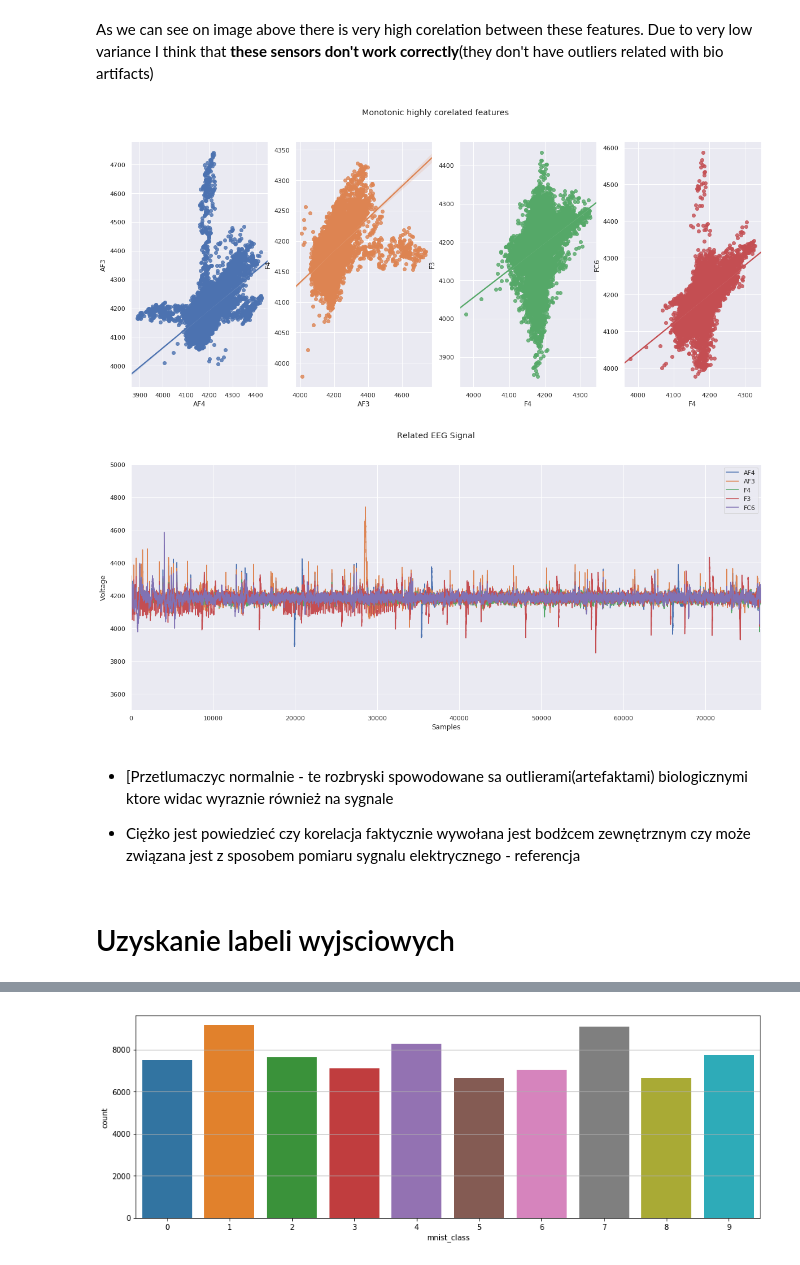
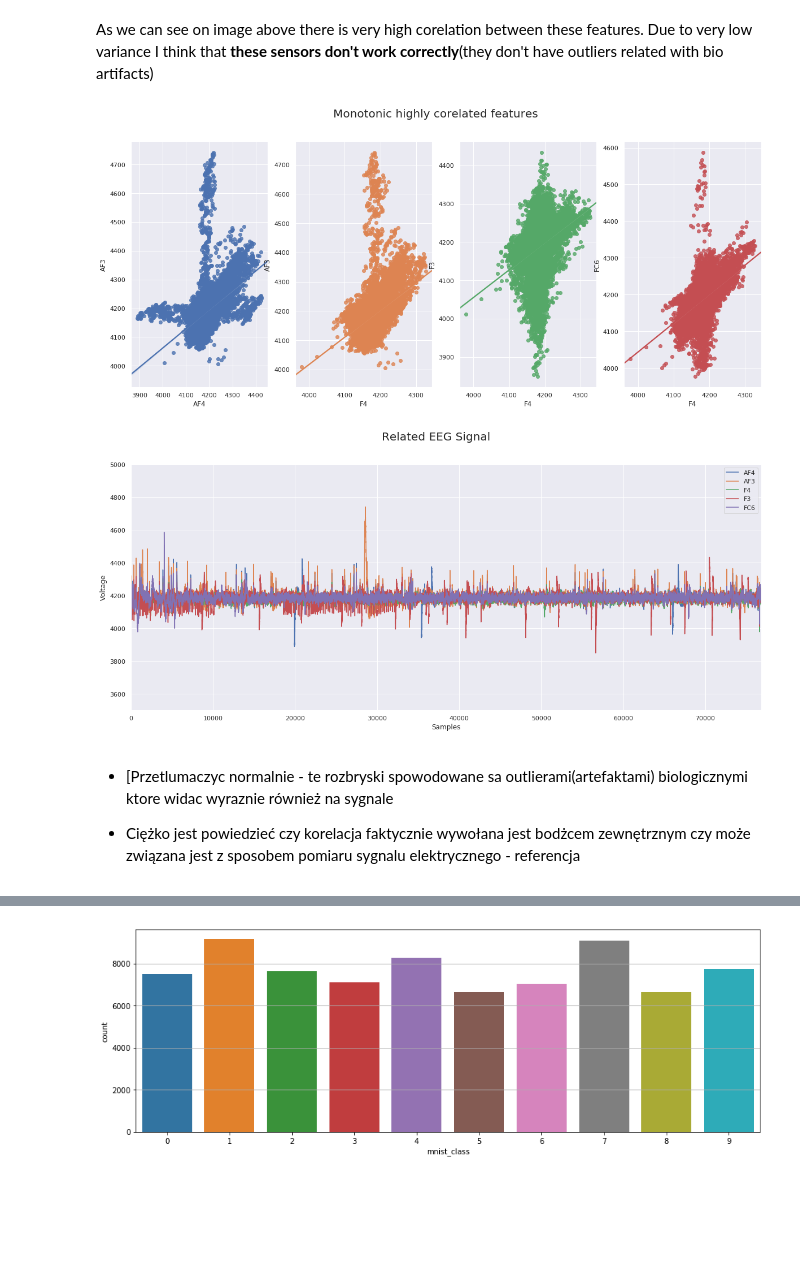
Before and after one commit to MikeG27/BCI_Image_Generation, a Jupyter notebook: notebooks/1.5.MikeG27_EDA.ipynb, the cells around one changed output, grey strips where cells are left out. Drawn from its saved outputs; the diff is of its cells as text; code cells hidden in the pictures; blank space fills up the shorter version.

Commit message:
detect and plot  outliers

```diff
--- a/notebooks/1.5.MikeG27_EDA.ipynb
+++ b/notebooks/1.5.MikeG27_EDA.ipynb
@@ -381,24 +381,22 @@ Due to very low variance I think that **these sensors don't work correctly**(the
 # %%
 fig,axes = plt.subplots(1,4,figsize=(20,8))
 
 sns.regplot(x="AF4", y="AF3", data=df,ax=axes[0])
-sns.regplot(x="AF3", y="F4", data=df,ax=axes[1])
+sns.regplot(x="F4", y="AF3", data=df,ax=axes[1])
 sns.regplot(x="F4", y="F3", data=df,ax=axes[2])
 sns.regplot(x="F4", y="FC6",data=df,ax=axes[3])
 
-_ = plt.suptitle("Monotonic highly corelated features")
+_ = plt.suptitle("Monotonic highly corelated features",size = 20)
 
 _ = df[["AF4","AF3","F4","F3","FC6"]].plot(figsize=(20,8),grid=True)
-_ = plt.suptitle("Related EEG Signal")
+_ = plt.suptitle("Related EEG Signal",size = 20)
 _ = plt.xlabel("Samples")
 _ = plt.ylabel("Voltage")
 _ = plt.ylim(3500,5000)
 # %% [output]
-[figure, old version]
+[figure, new version]
-[figure, old version]
+[figure, new version]
 # %% [markdown]
 * [Przetlumaczyc normalnie - te rozbryski spowodowane sa outlierami(artefaktami) biologicznymi ktore widac wyraznie również na sygnale
 
 * Ciężko jest powiedzieć czy korelacja faktycznie wywołana jest bodżcem zewnętrznym czy może związana jest z sposobem pomiaru sygnalu elektrycznego - referencja
-# %% [markdown]
-# Uzyskanie labeli wyjsciowych
```
Also changed, not shown: parts of 23 cells of this notebook.
